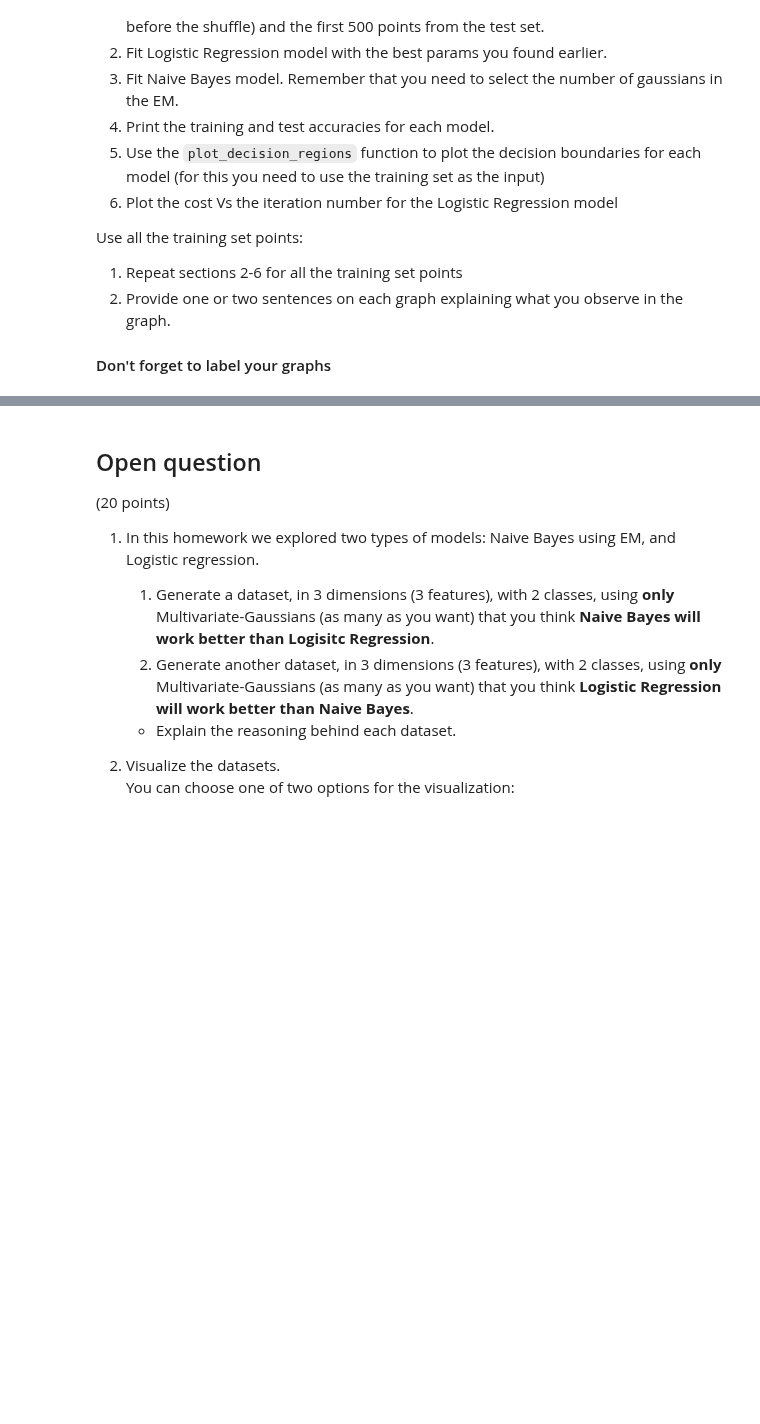
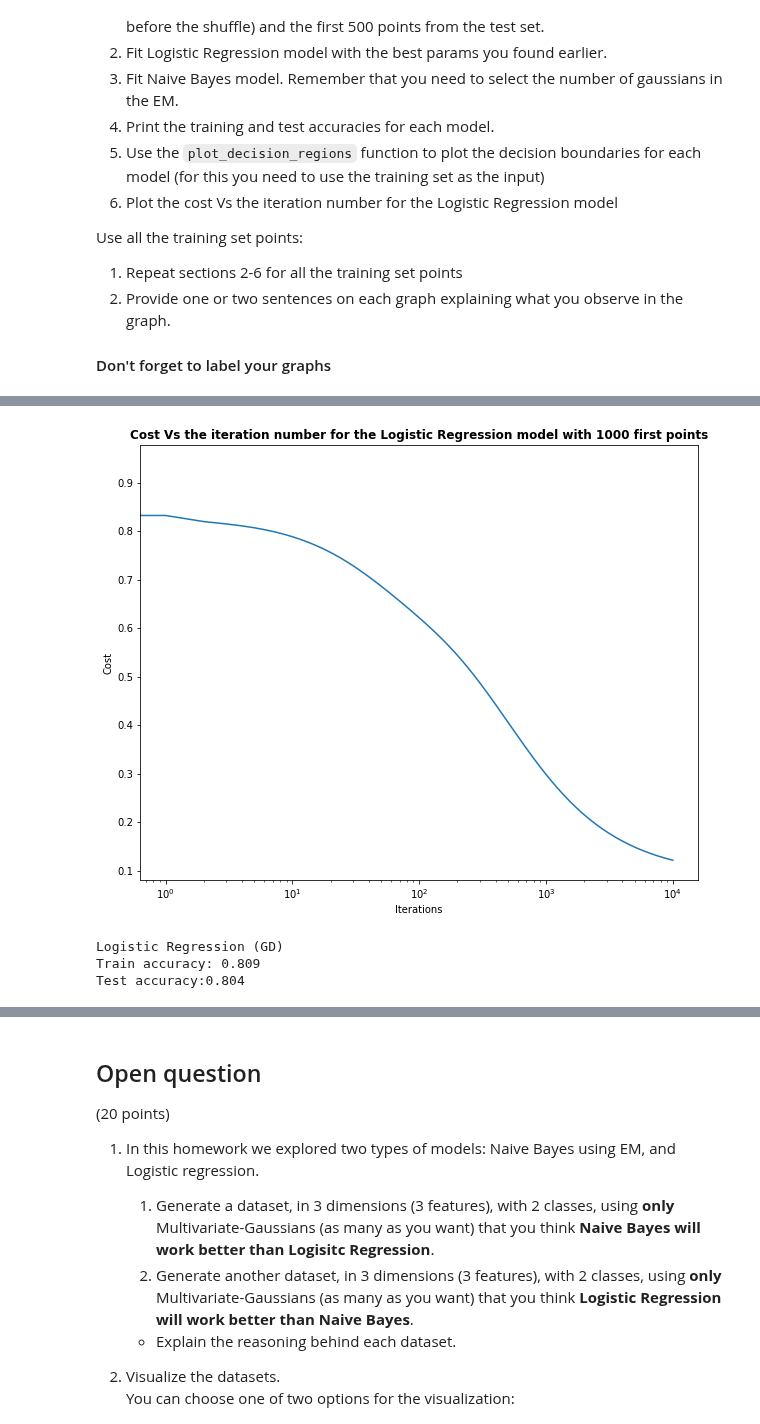
Before and after one commit to Oren-Ben/IDC, a Jupyter notebook: machine_learning/hw4/HW4 204079453_205714447.ipynb, the cells around one changed output, grey strips where cells are left out. Drawn from its saved outputs; the diff is of its cells as text; code cells hidden in the pictures; blank space fills up the shorter version.

```diff
--- a/machine_learning/hw4/HW4 204079453_205714447.ipynb
+++ b/machine_learning/hw4/HW4 204079453_205714447.ipynb
@@ -747,0 +743,15 @@ Use all the training set points:
+# %%
+# 1:
+# Extracting the first 1000 points from the train set:
+train_first_1000 = training_set[:1000].values
+
+# Split into X and y:
+X_train_first_1000 = train_first_1000[:,:-1]
+y_train_first_1000 = train_first_1000[:,-1]
+
+# Extracting the first 500 points from the test set:
+test_first_500 = test_set[:500].values
+
+# Split into X and y:
+X_test_first_500 = test_first_500[:,:-1]
+y_test_first_500 = test_first_500[:,-1]
@@ -747,0 +802,9 @@ Use all the training set points:
+# %%
+plt.plot(np.arange(logreg.n_iter), logreg.J_history)
+plt.xscale('log')
+plt.xlabel('Iterations')
+plt.ylabel('Cost')
+plt.title('Cost Vs the iteration number for the Logistic Regression model with 1000 first points', fontweight='bold', fontsize=12)
+plt.show()
+# %% [output]
+[figure, added]
@@ -747,0 +821,16 @@ Use all the training set points:
+# %%
+# 2:
+# fitting the Logistic Regression (GD) model with best params:
+logreg_all = LogisticRegressionGD(eta=best_eta, eps=best_eps)
+logreg_all.fit(X_train_all,y_train_all)
+
+# 4:
+# Accuracies printing:
+############ YUVAL - need to conside to change the accuracy function to recive only X data?###########
+print("Logistic Regression (GD)")
+print(f"Train accuracy: {compute_accuracy(train_all,logreg_all)}")
+print(f"Test accuracy:{compute_accuracy(test_all,logreg_all)}")
+# %% [output]
+Logistic Regression (GD)
+Train accuracy: 0.809
+Test accuracy:0.804
```
Also changed, not shown: parts of 12 cells of this notebook.
